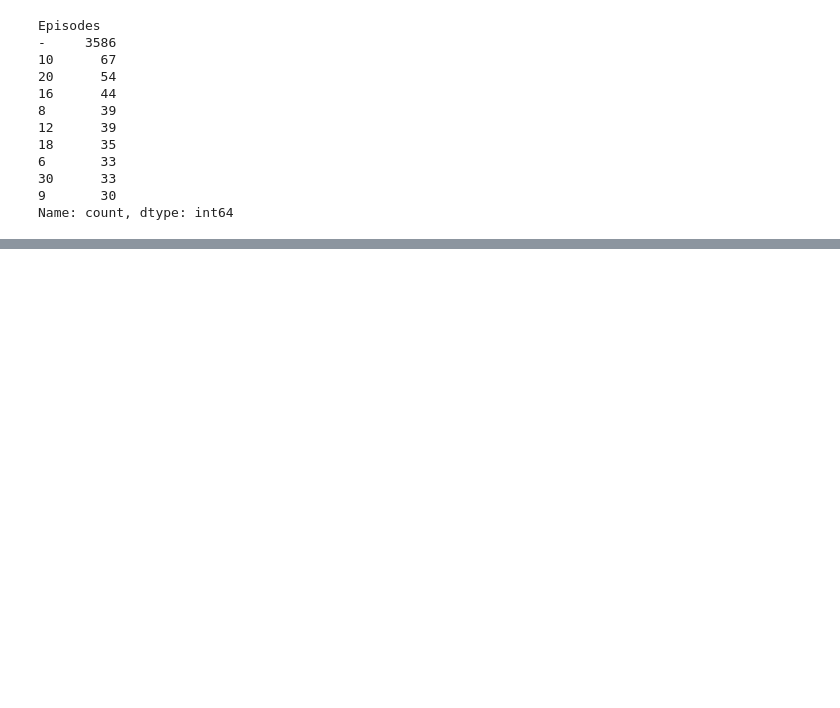
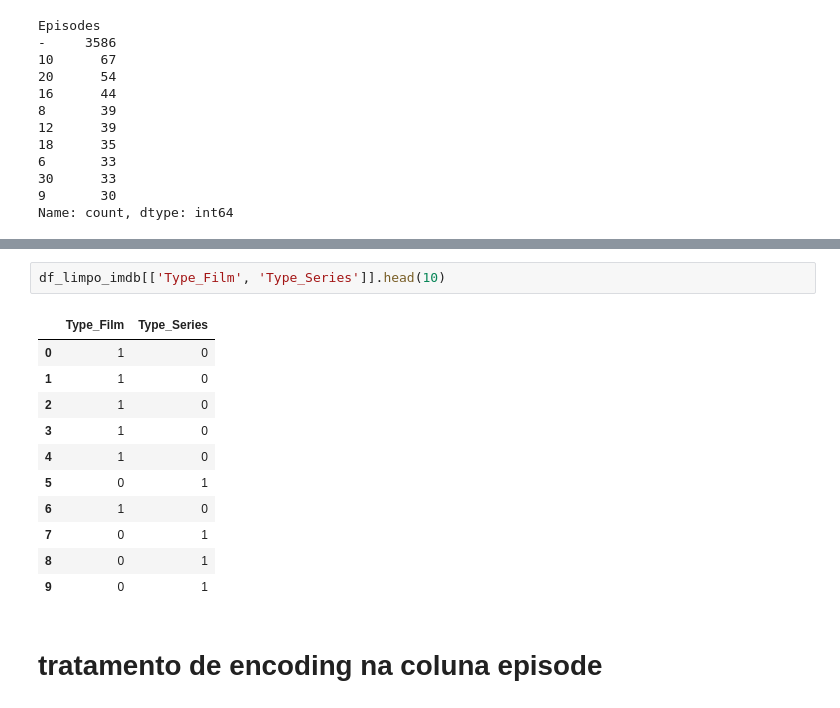
Before and after one commit to Alex-Olv/LP5Revisao, a Jupyter notebook: notebooks/tratamento_imdb.ipynb, the cells around one changed output, grey strips where cells are left out. Drawn from its saved outputs; the diff is of its cells as text; blank space fills up the shorter version.

```diff
--- a/notebooks/tratamento_imdb.ipynb
+++ b/notebooks/tratamento_imdb.ipynb
@@ -336,0 +476,16 @@ Name: count, dtype: int64
+# %%
+df_limpo_imdb[['Type_Film', 'Type_Series']].head(10)
+# %% [output]
+|  | Type_Film | Type_Series |
+| 0 | 1 | 0 |
+| 1 | 1 | 0 |
+| 2 | 1 | 0 |
+| 3 | 1 | 0 |
+| 4 | 1 | 0 |
+| 5 | 0 | 1 |
+| 6 | 1 | 0 |
+| 7 | 0 | 1 |
+| 8 | 0 | 1 |
+| 9 | 0 | 1 |
+# %% [markdown]
+# tratamento de encoding na coluna episode
```
Also changed, not shown: parts of 24 cells of this notebook, 10 other files.
